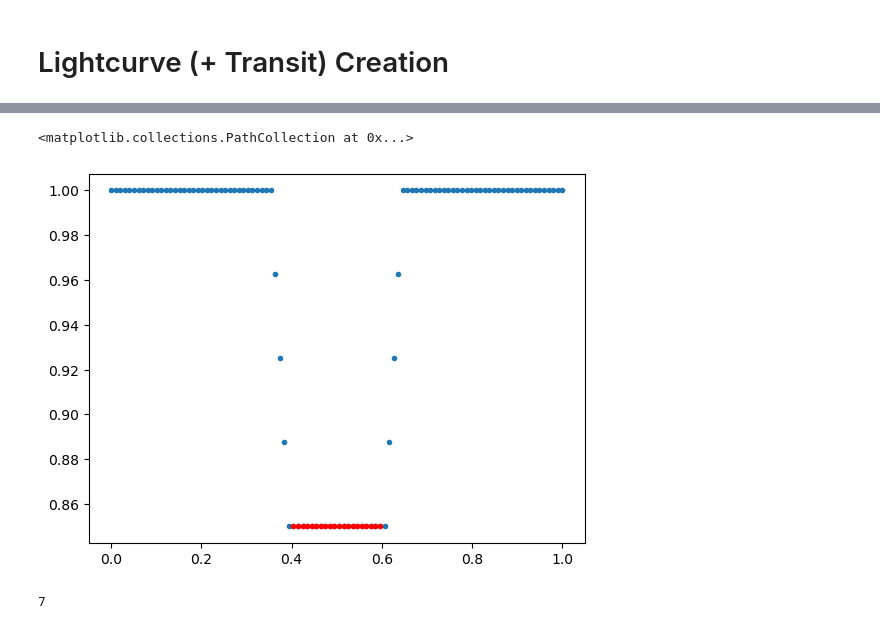
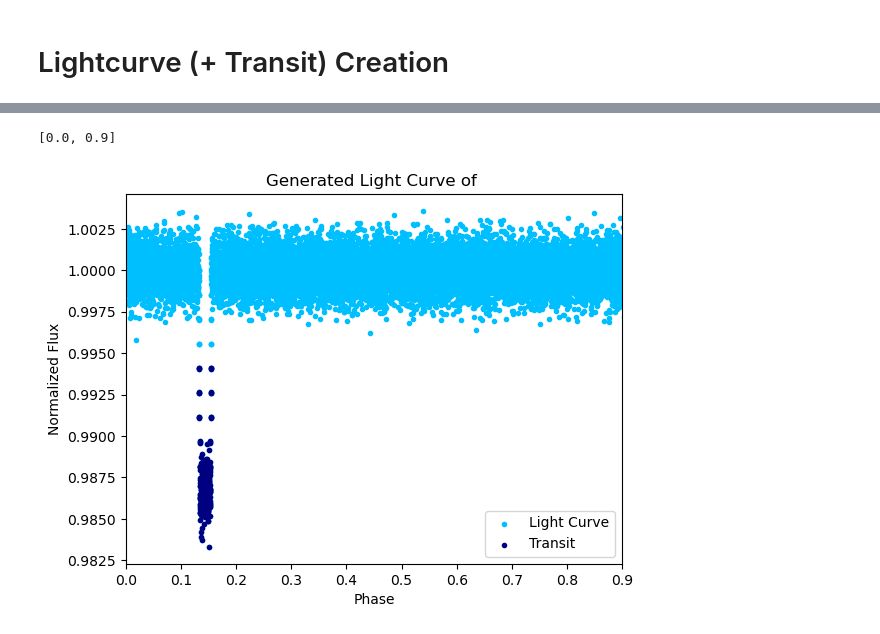
Before and after one commit to skleiman27/codeastroproject, a Jupyter notebook: lcEnhance/tutorial_in_work.ipynb, the cells around one changed output, grey strips where cells are left out. Drawn from its saved outputs; the diff is of its cells as text; code cells hidden in the pictures.

```diff
--- a/lcEnhance/tutorial_in_work.ipynb
+++ b/lcEnhance/tutorial_in_work.ipynb
@@ -101,6 +56,0 @@ for i in np.arange(60,65):
-# %%
-plt.scatter(x,y)
-plt.scatter(x[40:60],y[40:60],color = 'r')
-# %% [output]
-<matplotlib.collections.PathCollection at 0x...>
-[figure, removed]
@@ -205,6 +57,7 @@ class LightCurveTheoretical(object):
 # %%
-transits = LightCurveTheoretical(ticksinper = 1000, depth = .017, duration = .07, numper = 2)
-transits.slopelength
+sunjup = lce.LightCurveExoplanet(testplanet, teststar, ticksinper=5000, numper = 3)
+x = sunjup.plot_transit(phase_flag=True)
 # %% [output]
-7
+[0.0, 0.9]
+[figure, added]
 # %%
```
Also changed, not shown: parts of 14 cells of this notebook, 1 other file.
